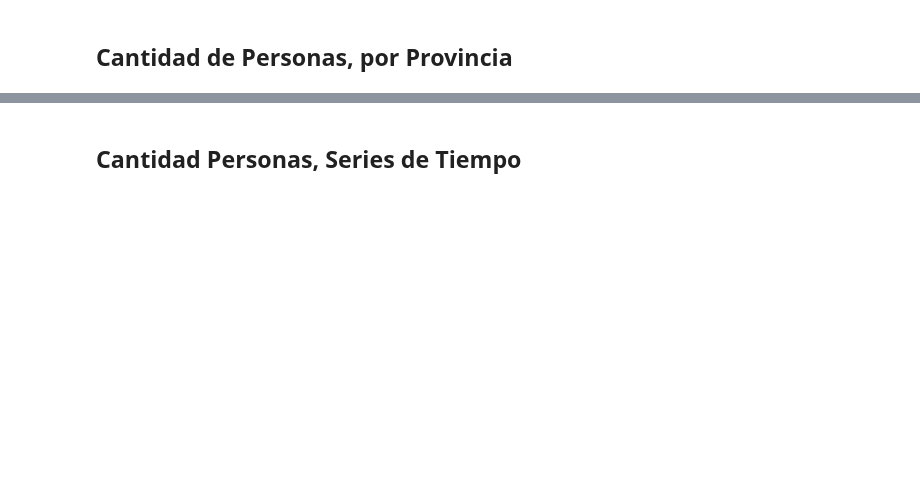
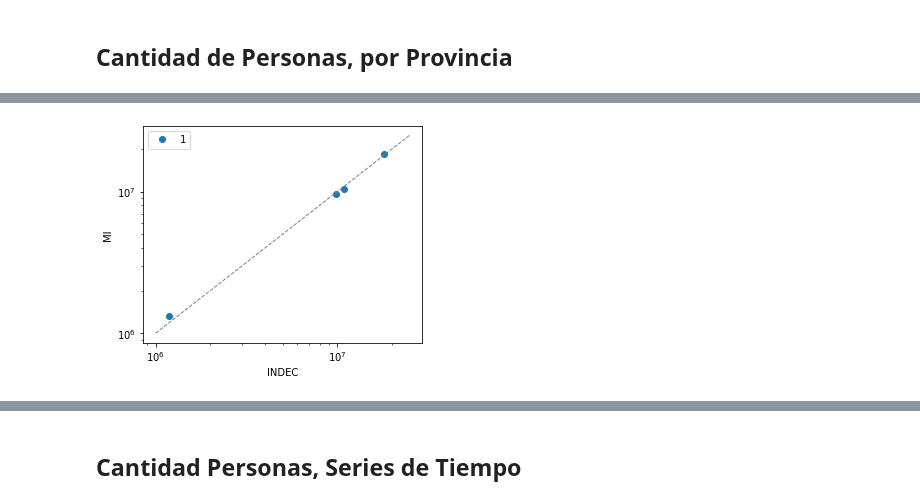
Before and after one commit to matuteiglesias/indice-pobreza-UBA, a Jupyter notebook: notebooks/12 - Validaciones para Informe.ipynb, the cells around one changed output, grey strips where cells are left out. Cells and saved outputs as stored; diff of their text form; code cells hidden in the pictures; blank space fills up the shorter version.

```diff
--- a/notebooks/12 - Validaciones para Informe.ipynb
+++ b/notebooks/12 - Validaciones para Informe.ipynb
@@ -299,0 +527,33 @@ import matplotlib.pyplot as plt
+# %%
+datos = load_spreadsheet('1ZxNStcxYaJoUZfM4hEIHbonRiTbFzJM2qLkS4RKFntM', worksheet=1)
+
+df = pd.DataFrame(datos)
+## Set index
+df = df.set_index([0, 1])
+
+## Set header
+df, df.columns = df[2:] , df.iloc[0].astype(int)
+df.columns.name = 'CONDACT'
+
+df.index.names = ['PROV', 'NOMPROV']
+df = df.astype(int)
+
+### Data MI
+data = df10; col = 'CONDACT'
+tabla = data.groupby(['Q', 'PROV', 'NOMPROV', col])['Personas'].sum().unstack([-3, -2, -1]).mean()
+tabla = tabla.unstack()
+tabla = tabla.fillna(0)
+tabla.index = tabla.index.set_levels(tabla.index.levels[0].astype(str), level=0)
+# %%
+info = pd.concat([df.sum(), tabla.sum()], axis = 1).dropna()#.sum()
+
+fig, axs = plt.subplots(1, figsize = (5, 4))
+
+info.plot(x = 0, y = 1, marker = 'o', lw = 0, ax = axs)
+
+plt.plot([1e6, 2.5e7], [1e6, 2.5e7], lw = 1, linestyle = '--', c = '.5')
+axs.set_xscale('log'); axs.set_yscale('log');
+axs.set_xlabel('INDEC'); axs.set_ylabel('MI');
+plt.show()
+# %% [output]
+[figure, added]
```
Also changed, not shown: parts of 29 cells of this notebook, 4 other files.
